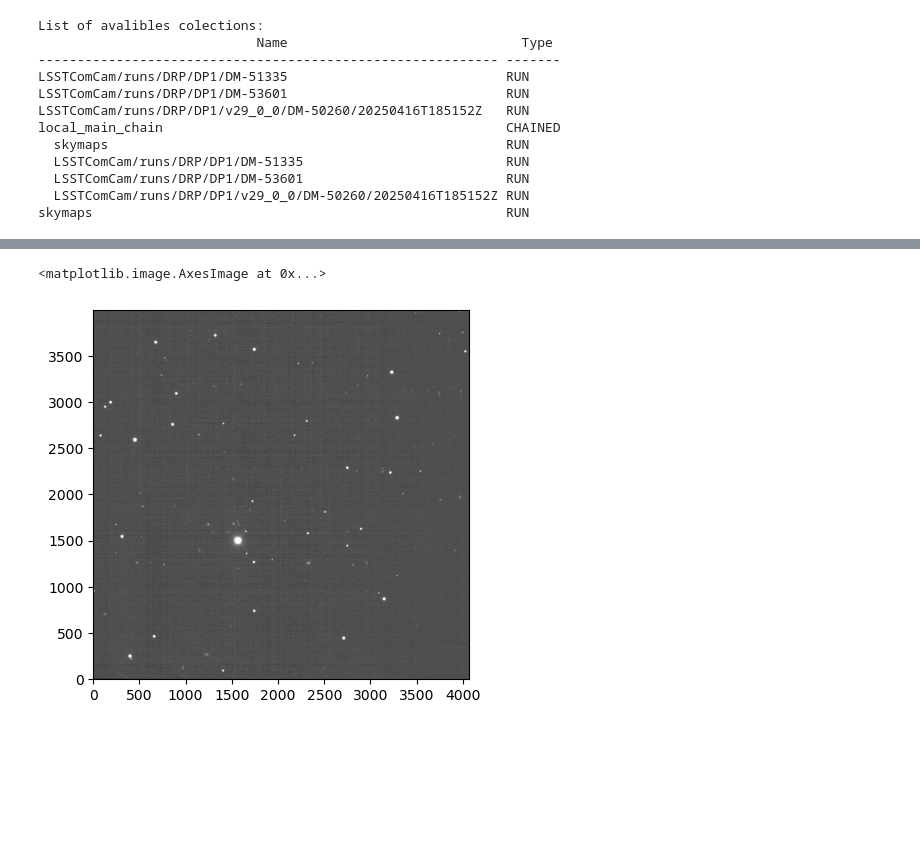
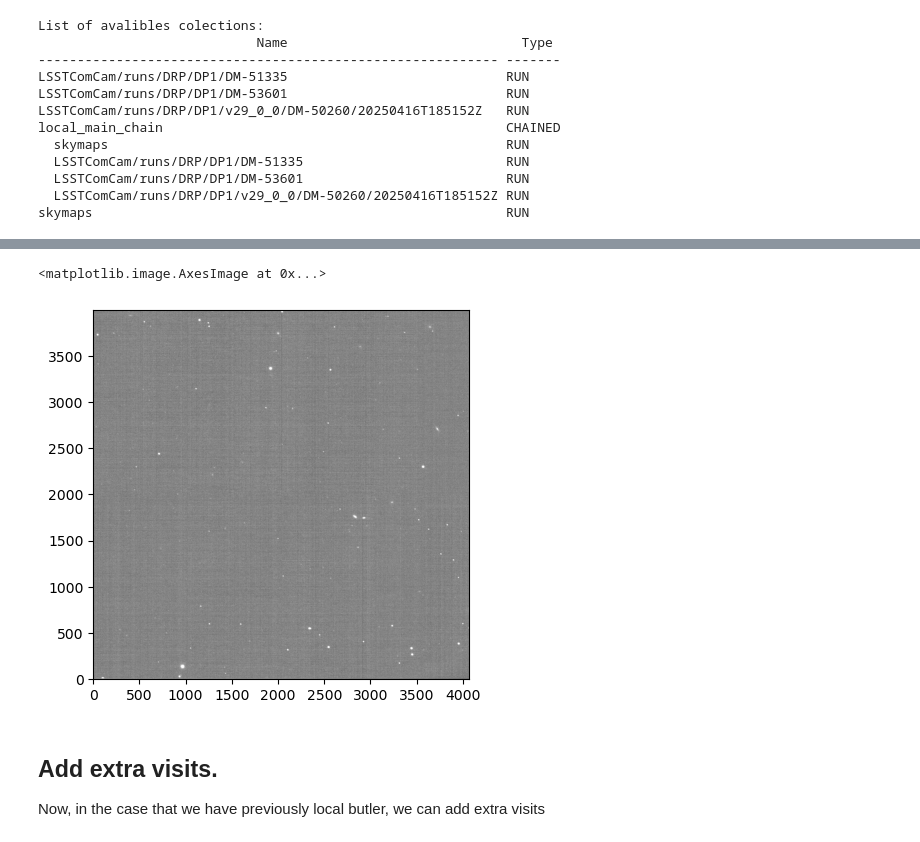
Before and after one commit to Mandy8808/UG_UAZ-Project-Vera-Rubin, a Jupyter notebook: examples/vr_making_local_butler.ipynb, the cells around one changed output, grey strips where cells are left out. Drawn from its saved outputs; the diff is of its cells as text; code cells hidden in the pictures; blank space fills up the shorter version.

```diff
--- a/examples/vr_making_local_butler.ipynb
+++ b/examples/vr_making_local_butler.ipynb
@@ -32,9 +28,10 @@ from lsst.daf.butler import Butler
 # %%
 # Initialize Butler
-collection = "LSSTComCam/DP1"
-repository = "dp1"
+COLLECTION = "LSSTComCam/DP1"
+REPOSITORY = "dp1"
 
-butler = Butler(config=repository, collections=collection)
-# vr.ExpButler(repository=repository, collections=collection, info=False)._create_butler()
+butler = Butler(config=REPOSITORY, collections=COLLECTION)
+assert butler is not None
 
-assert butler is not None
+REMOTE_REPO = vr.get_butler_location(butler)  # Remote butler repo path
+print('Remote butler repo path: ', REMOTE_REPO)
@@ -227,0 +160,6 @@ pipeline.log INFO: Registering instruments: ['LSSTComCam']
+# %%
+# taking the first four
+nbest = 6
+
+visits_u = visits_image_selected_list['u'][:nbest]
+visits_i = visits_image_selected_list['i'][:nbest]
@@ -278,15 +374,15 @@ lsst_cells_v1 5064 (elided)
 # %%
-# visualizating
+# Visualizing
 
-id_visit = {'instrument': 'LSSTComCam', 'detector': 0,
-            'visit': 2024113000175, 'band': 'u',
-            'day_obs': 20241130, 'physical_filter': 'u_02'}
-
-img = lbutler.get('visit_image', dataId=id_visit, # visits_u[0].dataId,
+img = lbutler.get('visit_image', dataId=visits_u[0].dataId,
                   collections="local_main_chain").getImage().getArray()
 
 p5, p95 = np.nanpercentile(img, [0.01, 99.9])
 plt.imshow(img, origin='lower', cmap='gray', vmin=p5, vmax=p95)
 # %% [output]
 <matplotlib.image.AxesImage at 0x...>
-[figure, old version]
+[figure, new version]
+# %% [markdown]
+## Add extra visits.
+
+Now, in the case that we have previously local butler, we can add extra visits
```
Also changed, not shown: parts of 41 cells of this notebook, 16 other files.
